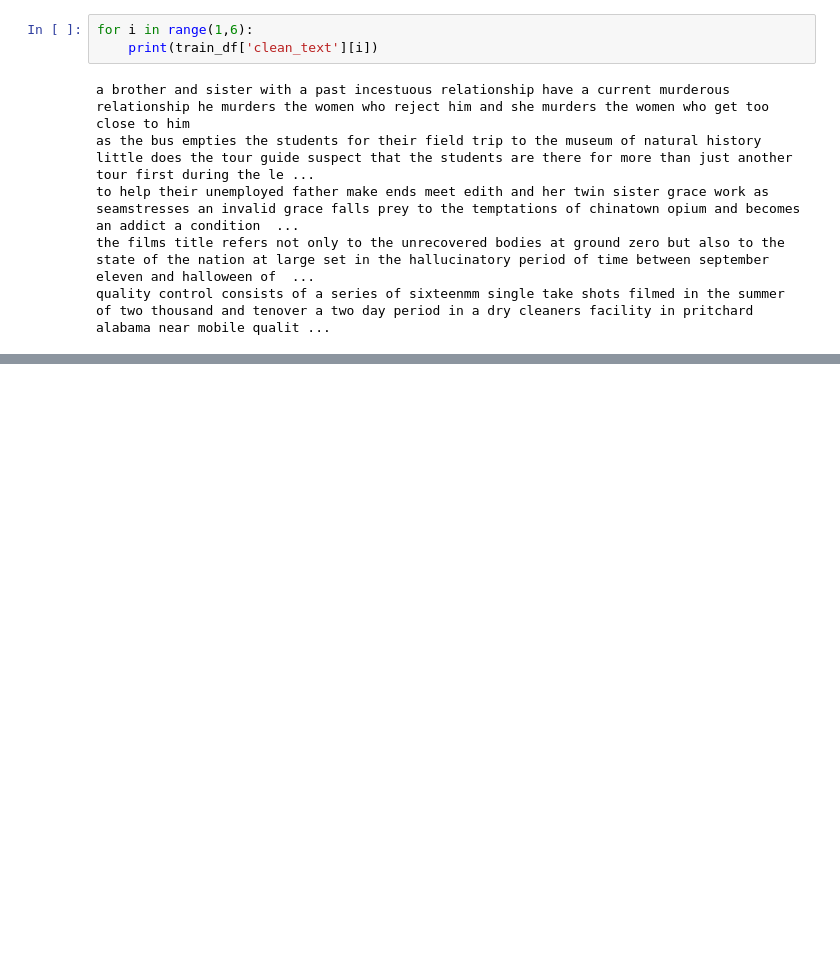
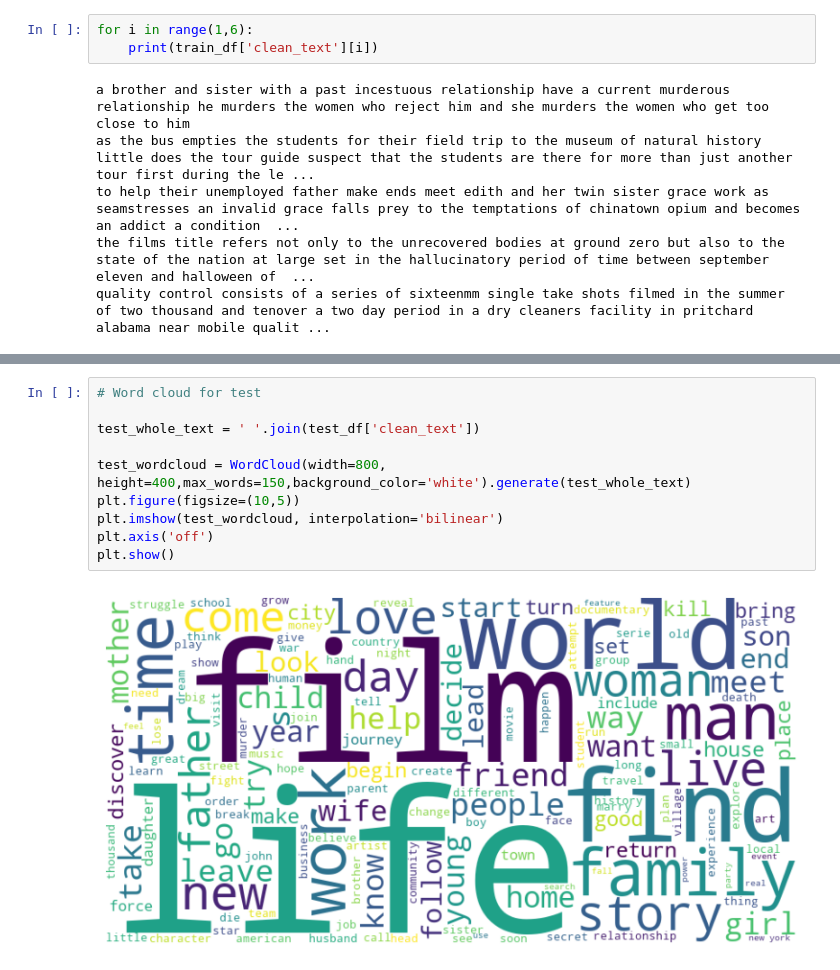
Before and after one commit to JeanRoelensYnov/M1_NLP, a Jupyter notebook: data/data_exploration.ipynb, the cells around one changed output, grey strips where cells are left out. Saved outputs shown, nothing was run; the diff lists cells and outputs as text; blank space fills up the shorter version.

```diff
--- a/data/data_exploration.ipynb
+++ b/data/data_exploration.ipynb
@@ -327,0 +402,12 @@ quality control consists of a series of sixteenmm single take shots filmed in th
+# %%
+# Word cloud for test
+
+test_whole_text = ' '.join(test_df['clean_text'])
+
+test_wordcloud = WordCloud(width=800, height=400,max_words=150,background_color='white').generate(test_whole_text)
+plt.figure(figsize=(10,5))
+plt.imshow(test_wordcloud, interpolation='bilinear')
+plt.axis('off')
+plt.show()
+# %% [output]
+[figure, added]
```
Also changed, not shown: parts of 15 cells of this notebook, 1 other file.
